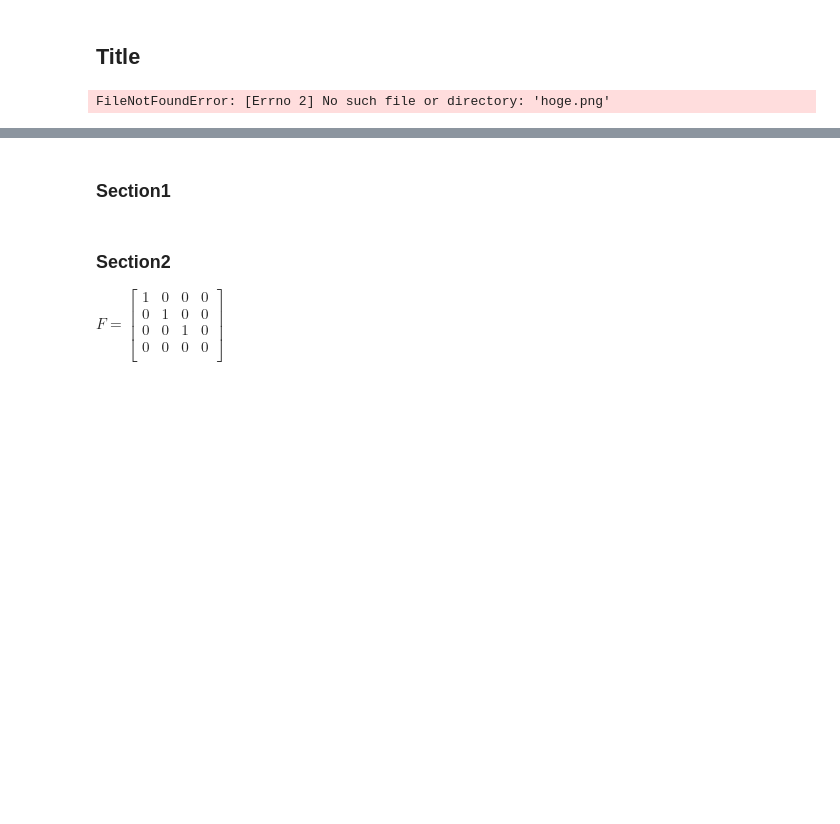
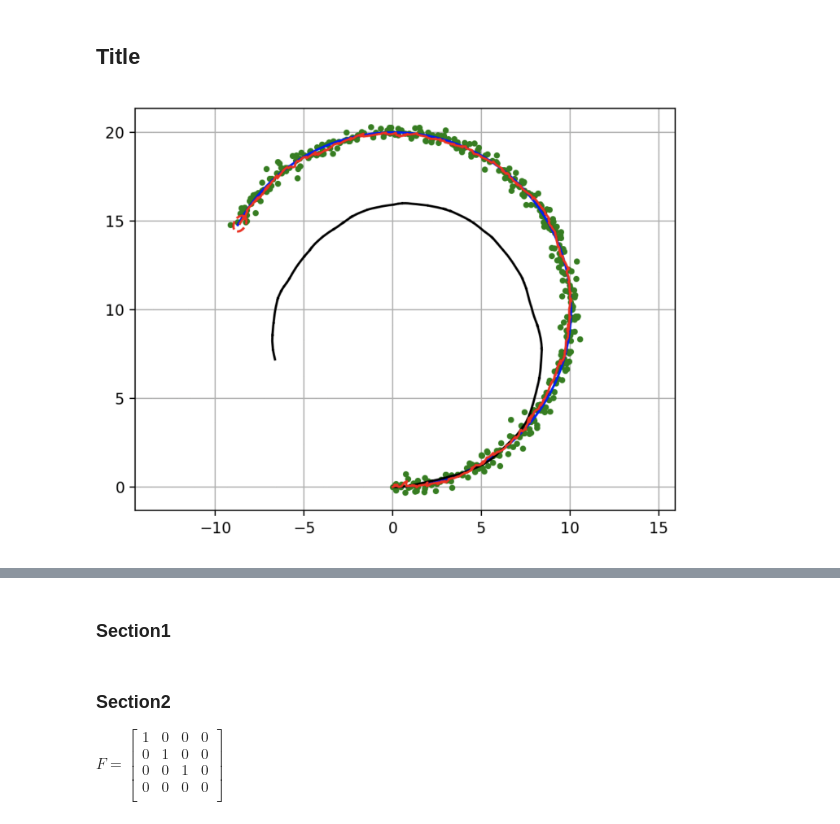
Before and after one commit to CorbanHarper/Python-Robot-Framework-Engine, a Jupyter notebook: SLAM/FastSLAM1/FastSLAM1.ipynb, the cells around one changed output, grey strips where cells are left out. Drawn from its saved outputs; the diff is of its cells as text; code cells hidden in the pictures; blank space fills up the shorter version.

```diff
--- a/SLAM/FastSLAM1/FastSLAM1.ipynb
+++ b/SLAM/FastSLAM1/FastSLAM1.ipynb
@@ -2,9 +2,9 @@
 ## Title
 # %%
 from IPython.display import Image
-Image(filename="hoge.png",width=600)
+Image(filename="animation.png",width=600)
 # %% [output]
-FileNotFoundError: [Errno 2] No such file or directory: 'hoge.png'
+[figure, added]
 # %% [markdown]
 ![gif](https://github.com/AtsushiSakai/PythonRobotics/raw/master/Localization/extended_kalman_filter/animation.gif)
 # %% [markdown]
```
